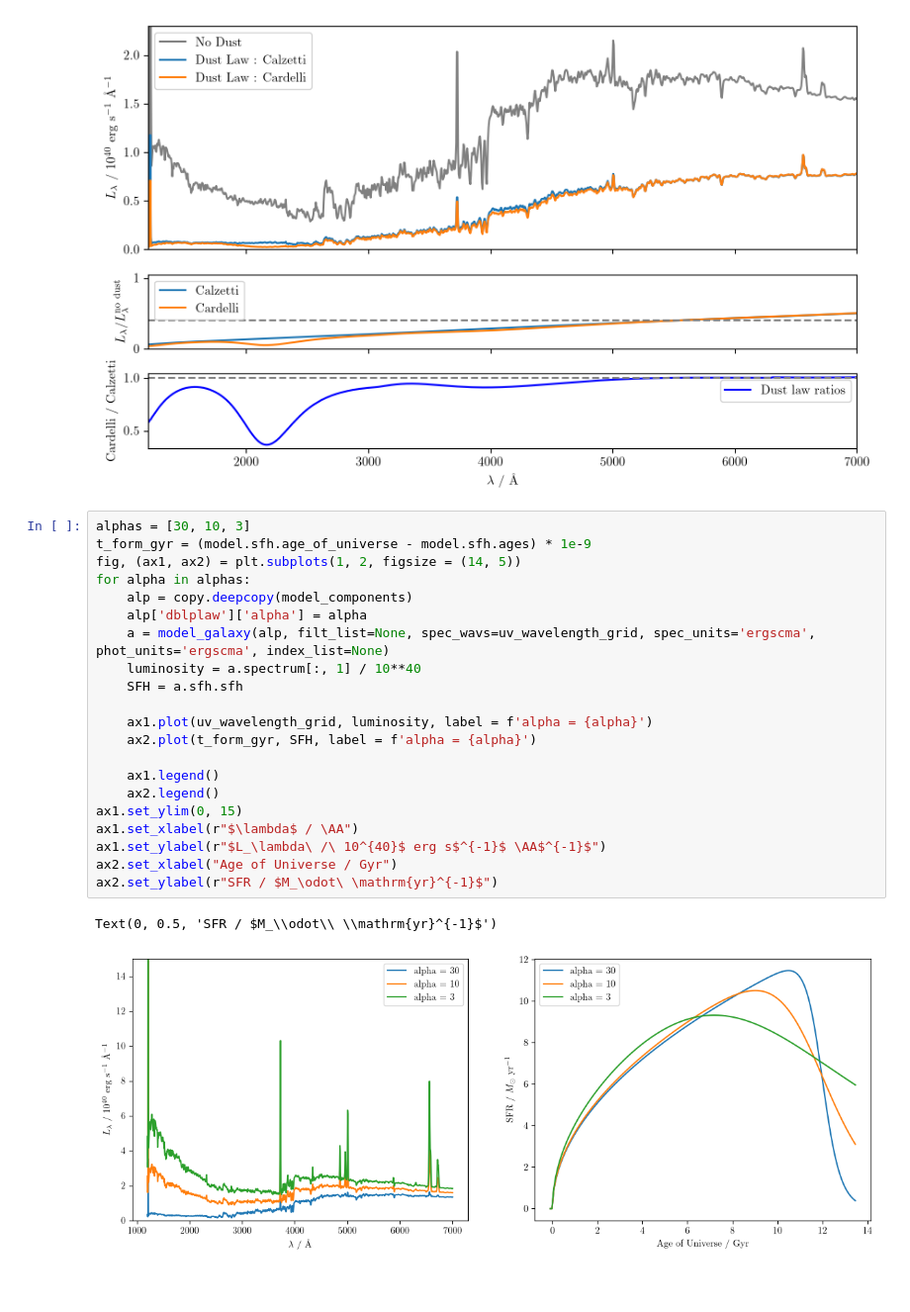
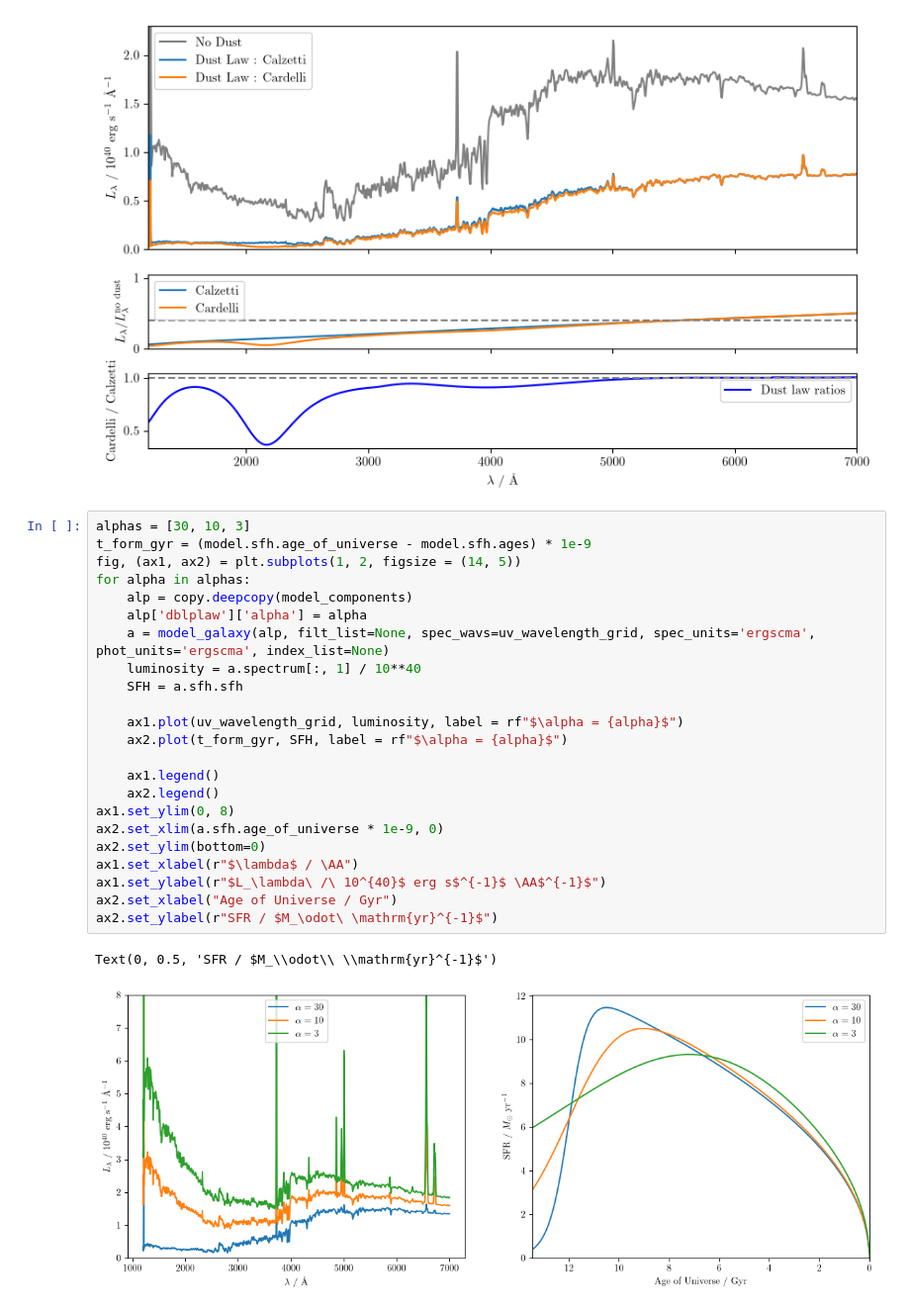
Before and after one commit to ChristineHao-zhcekl/galprior, a Jupyter notebook: BAGPIPES/parameter_intuition.ipynb, the cells around one changed output. Shown at 99% size. Drawn from its saved outputs; the diff is of its cells as text; blank space fills up the shorter version.

```diff
--- a/BAGPIPES/parameter_intuition.ipynb
+++ b/BAGPIPES/parameter_intuition.ipynb
@@ -138,24 +138,26 @@ ax2.legend()
 # %%
 alphas = [30, 10, 3]
 t_form_gyr = (model.sfh.age_of_universe - model.sfh.ages) * 1e-9
 fig, (ax1, ax2) = plt.subplots(1, 2, figsize = (14, 5))
 for alpha in alphas:
     alp = copy.deepcopy(model_components)
     alp['dblplaw']['alpha'] = alpha
     a = model_galaxy(alp, filt_list=None, spec_wavs=uv_wavelength_grid, spec_units='ergscma', phot_units='ergscma', index_list=None)
     luminosity = a.spectrum[:, 1] / 10**40
     SFH = a.sfh.sfh
 
-    ax1.plot(uv_wavelength_grid, luminosity, label = f'alpha = {alpha}')
-    ax2.plot(t_form_gyr, SFH, label = f'alpha = {alpha}')
+    ax1.plot(uv_wavelength_grid, luminosity, label = rf"$\alpha = {alpha}$")
+    ax2.plot(t_form_gyr, SFH, label = rf"$\alpha = {alpha}$")
 
     ax1.legend()
     ax2.legend()
-ax1.set_ylim(0, 15)
+ax1.set_ylim(0, 8)
+ax2.set_xlim(a.sfh.age_of_universe * 1e-9, 0)
+ax2.set_ylim(bottom=0)
 ax1.set_xlabel(r"$\lambda$ / \AA")
 ax1.set_ylabel(r"$L_\lambda\ /\ 10^{40}$ erg s$^{-1}$ \AA$^{-1}$")
 ax2.set_xlabel("Age of Universe / Gyr")
 ax2.set_ylabel(r"SFR / $M_\odot\ \mathrm{yr}^{-1}$")
 # %% [output]
 Text(0, 0.5, 'SFR / $M_\\odot\\ \\mathrm{yr}^{-1}$')
-[figure, old version]
+[figure, new version]
```
